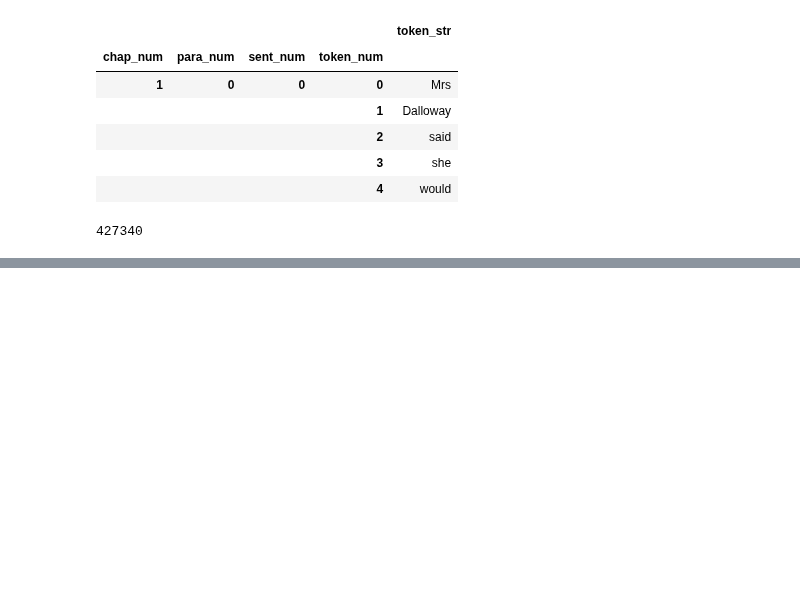
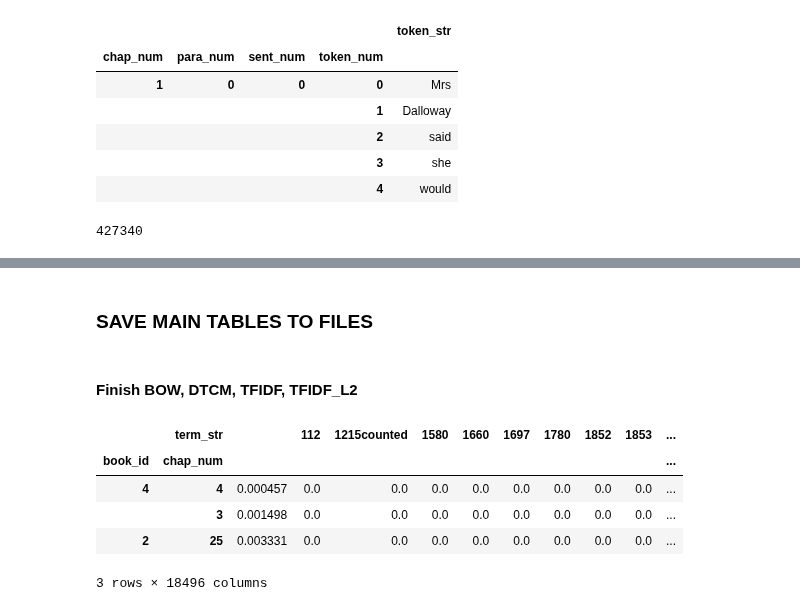
Before and after one commit to sqr8ap/DS5001-2025-01-R, a Jupyter notebook: final_project/Parse.ipynb, the cells around one changed output, grey strips where cells are left out. Drawn from its saved outputs; the diff is of its cells as text; code cells hidden in the pictures; blank space fills up the shorter version.

```diff
--- a/final_project/Parse.ipynb
+++ b/final_project/Parse.ipynb
@@ -489,0 +811,2 @@ len(TOKEN_dalloway) + len(TOKEN_jacob) + len(TOKEN_nightday) + len(TOKEN_voyage)
+# %% [markdown]
+### SAVE MAIN TABLES TO FILES
@@ -489,0 +817,2 @@ len(TOKEN_dalloway) + len(TOKEN_jacob) + len(TOKEN_nightday) + len(TOKEN_voyage)
+# %% [markdown]
+#### Finish BOW, DTCM, TFIDF, TFIDF_L2
@@ -489,0 +832,9 @@ len(TOKEN_dalloway) + len(TOKEN_jacob) + len(TOKEN_nightday) + len(TOKEN_voyage)
+# %%
+TFIDF.sample(3)
+# %% [output]
+|  | term_str |  | 112 | 1215counted | 1580 | 1660 | 1697 | 1780 | 1852 | 1853 | ... |
+| book_id | chap_num |  |  |  |  |  |  |  |  |  | ... |
+| 4 | 4 | 0.000457 | 0.0 | 0.0 | 0.0 | 0.0 | 0.0 | 0.0 | 0.0 | 0.0 | ... |
+|  | 3 | 0.001498 | 0.0 | 0.0 | 0.0 | 0.0 | 0.0 | 0.0 | 0.0 | 0.0 | ... |
+| 2 | 25 | 0.003331 | 0.0 | 0.0 | 0.0 | 0.0 | 0.0 | 0.0 | 0.0 | 0.0 | ... |
+3 rows × 18496 columns
```
Also changed, not shown: parts of 63 cells of this notebook.
